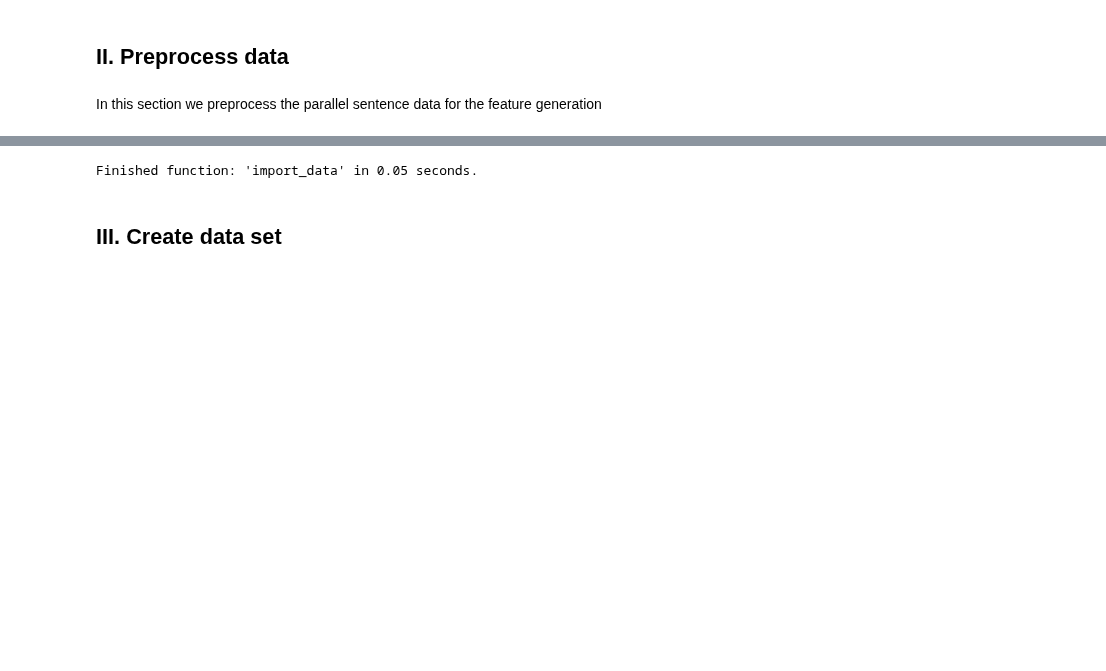
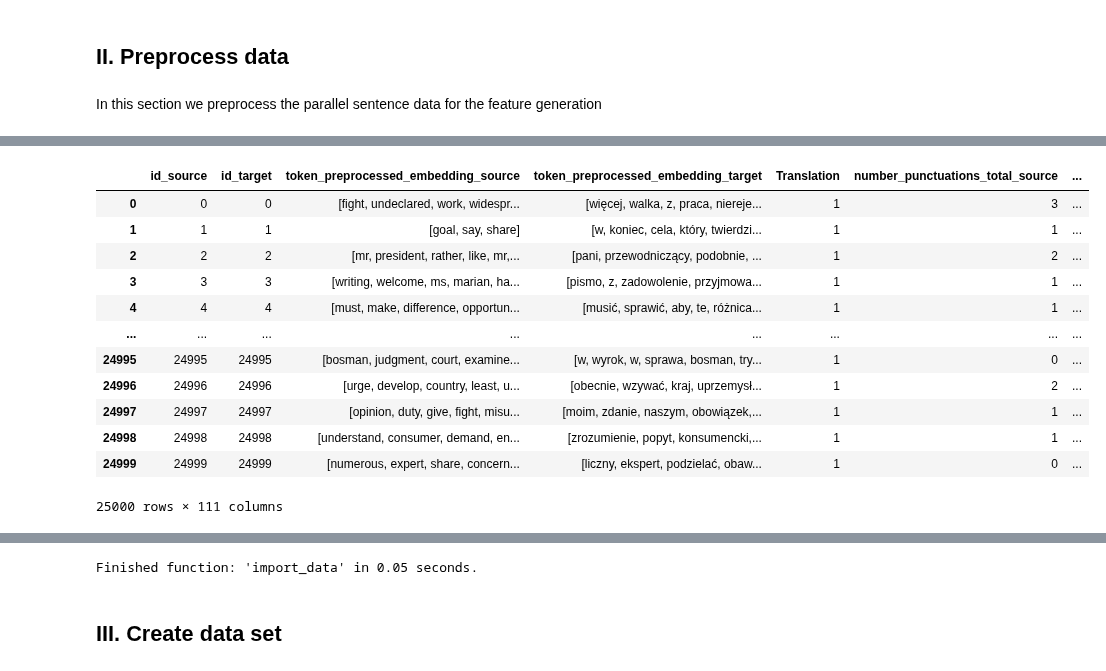
Before and after one commit to J4K08L4N63N84HN/crosslingual-information-retrieval, a Jupyter notebook: notebooks/Preprocessing_Feature_Generation_en_pol.ipynb, the cells around one changed output, grey strips where cells are left out. Cells and saved outputs as stored; diff of their text form; code cells hidden in the pictures; blank space fills up the shorter version.

```diff
--- a/notebooks/Preprocessing_Feature_Generation_en_pol.ipynb
+++ b/notebooks/Preprocessing_Feature_Generation_en_pol.ipynb
@@ -168,2 +166,18 @@ Finished function: 'sentence_embedding_tf_idf' in 102.57 seconds.
 # %%
 parallel_sentences.preprocessed.to_json("../data/interim/preprocessed_data_en_pl.json")
+# %%
+parallel_sentences.preprocessed
+# %% [output]
+|  | id_source | id_target | token_preprocessed_embedding_source | token_preprocessed_embedding_target | Translation | number_punctuations_total_source | ... |
+| 0 | 0 | 0 | [fight, undeclared, work, widespr... | [więcej, walka, z, praca, niereje... | 1 | 3 | ... |
+| 1 | 1 | 1 | [goal, say, share] | [w, koniec, cela, który, twierdzi... | 1 | 1 | ... |
+| 2 | 2 | 2 | [mr, president, rather, like, mr,... | [pani, przewodniczący, podobnie, ... | 1 | 2 | ... |
+| 3 | 3 | 3 | [writing, welcome, ms, marian, ha... | [pismo, z, zadowolenie, przyjmowa... | 1 | 1 | ... |
+| 4 | 4 | 4 | [must, make, difference, opportun... | [musić, sprawić, aby, te, różnica... | 1 | 1 | ... |
+| ... | ... | ... | ... | ... | ... | ... | ... |
+| 24995 | 24995 | 24995 | [bosman, judgment, court, examine... | [w, wyrok, w, sprawa, bosman, try... | 1 | 0 | ... |
+| 24996 | 24996 | 24996 | [urge, develop, country, least, u... | [obecnie, wzywać, kraj, uprzemysł... | 1 | 2 | ... |
+| 24997 | 24997 | 24997 | [opinion, duty, give, fight, misu... | [moim, zdanie, naszym, obowiązek,... | 1 | 1 | ... |
+| 24998 | 24998 | 24998 | [understand, consumer, demand, en... | [zrozumienie, popyt, konsumencki,... | 1 | 1 | ... |
+| 24999 | 24999 | 24999 | [numerous, expert, share, concern... | [liczny, ekspert, podzielać, obaw... | 1 | 0 | ... |
+25000 rows × 111 columns
```
Also changed, not shown: parts of 15 cells of this notebook, 8 other files.
